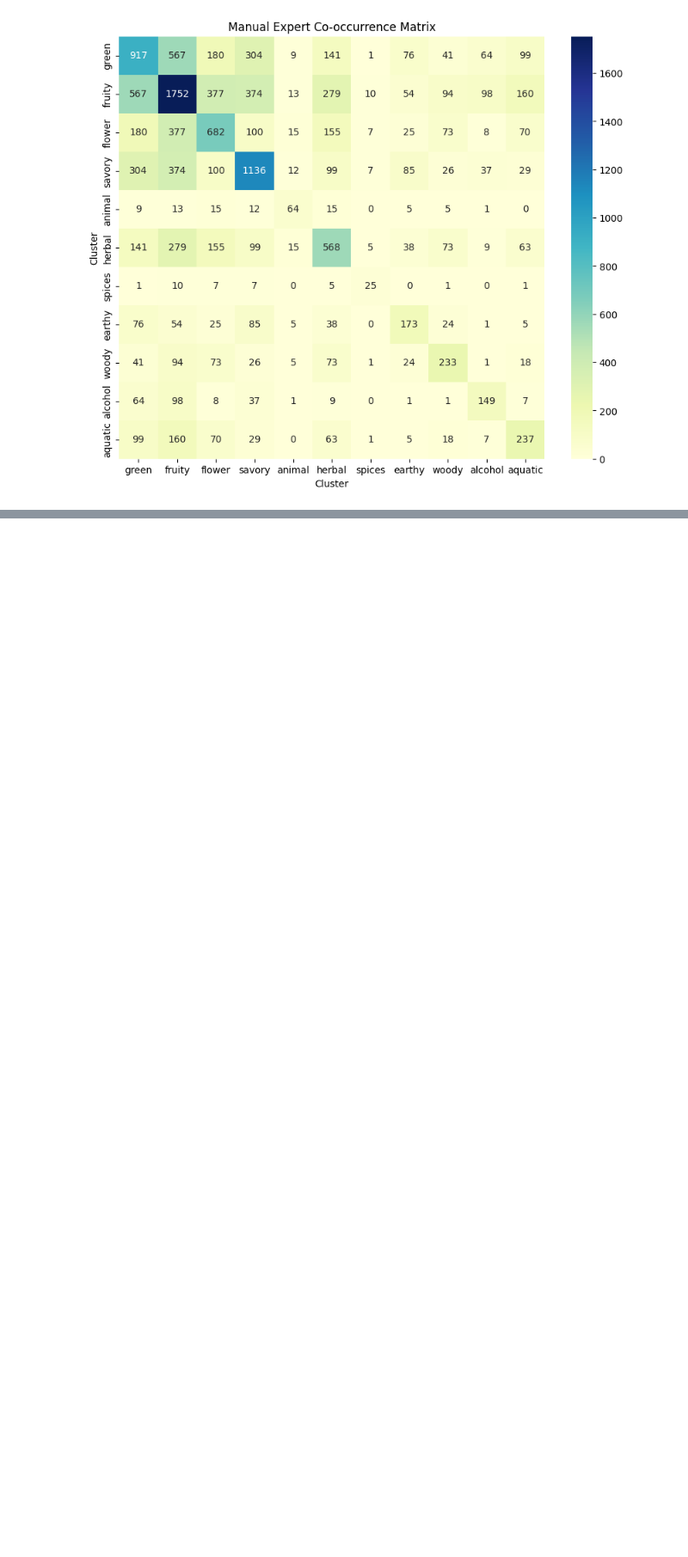
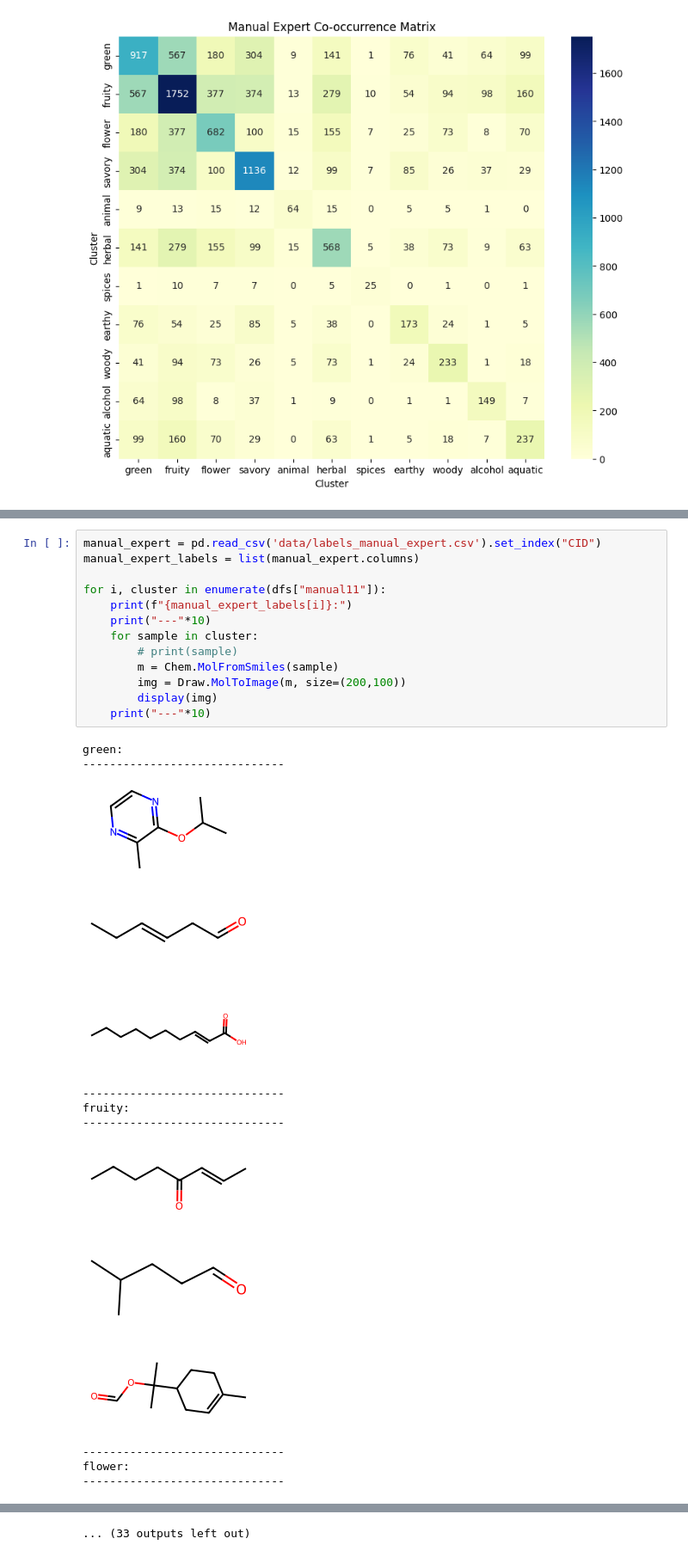
Before and after one commit to IOuadah/SML_Project, a Jupyter notebook: data_viz_clusters.ipynb, the cells around one changed output, grey strips where cells are left out. Shown at 86% size. Cells and saved outputs as stored; diff of their text form; blank space fills up the shorter version.

```diff
--- a/data_viz_clusters.ipynb
+++ b/data_viz_clusters.ipynb
@@ -128,0 +249,28 @@ plt.show()
+# %%
+manual_expert = pd.read_csv('data/labels_manual_expert.csv').set_index("CID")
+manual_expert_labels = list(manual_expert.columns)
+
+for i, cluster in enumerate(dfs["manual11"]):
+    print(f"{manual_expert_labels[i]}:")
+    print("---"*10)
+    for sample in cluster:
+        # print(sample)
+        m = Chem.MolFromSmiles(sample)
+        img = Draw.MolToImage(m, size=(200,100))
+        display(img)
+    print("---"*10)
+# %% [output]
+green:
+------------------------------
+[figure, added]
+[figure, added]
+[figure, added]
+------------------------------
+fruity:
+------------------------------
+[figure, added]
+[figure, added]
+[figure, added]
+------------------------------
+flower:
+------------------------------
@@ -128,0 +280 @@ plt.show()
+... (33 outputs left out)
```
Also changed, not shown: parts of 13 cells of this notebook, 4 other files.
